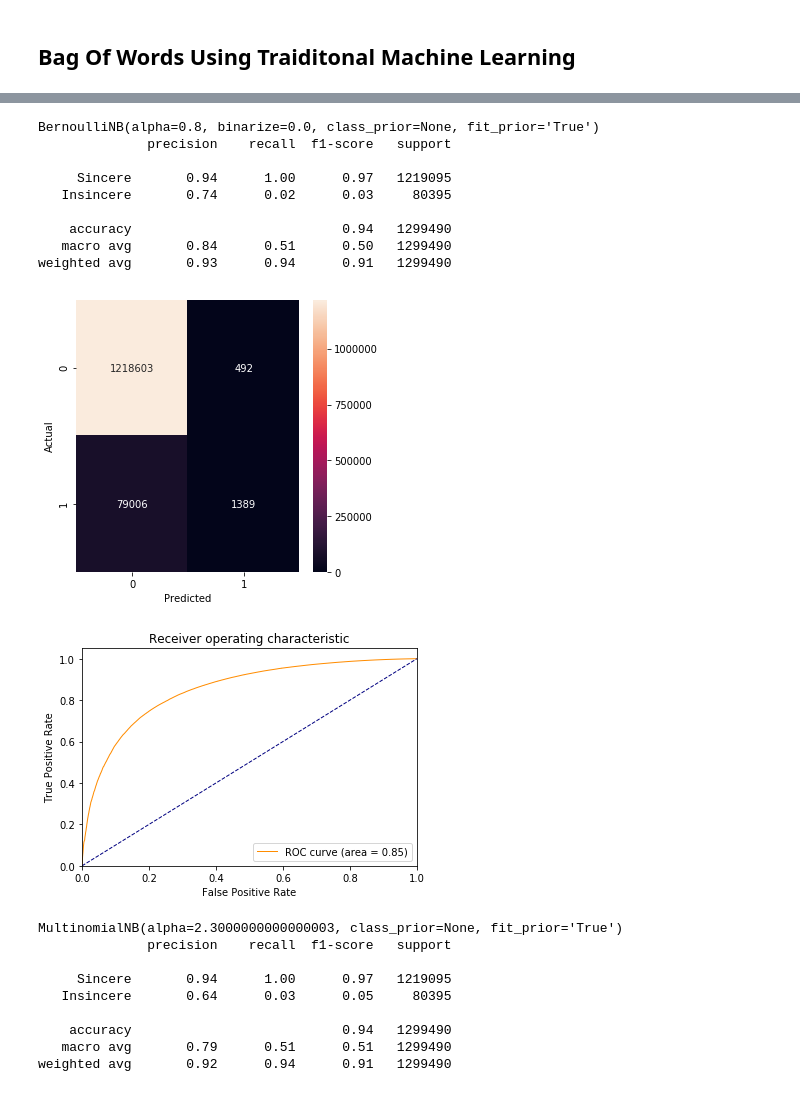
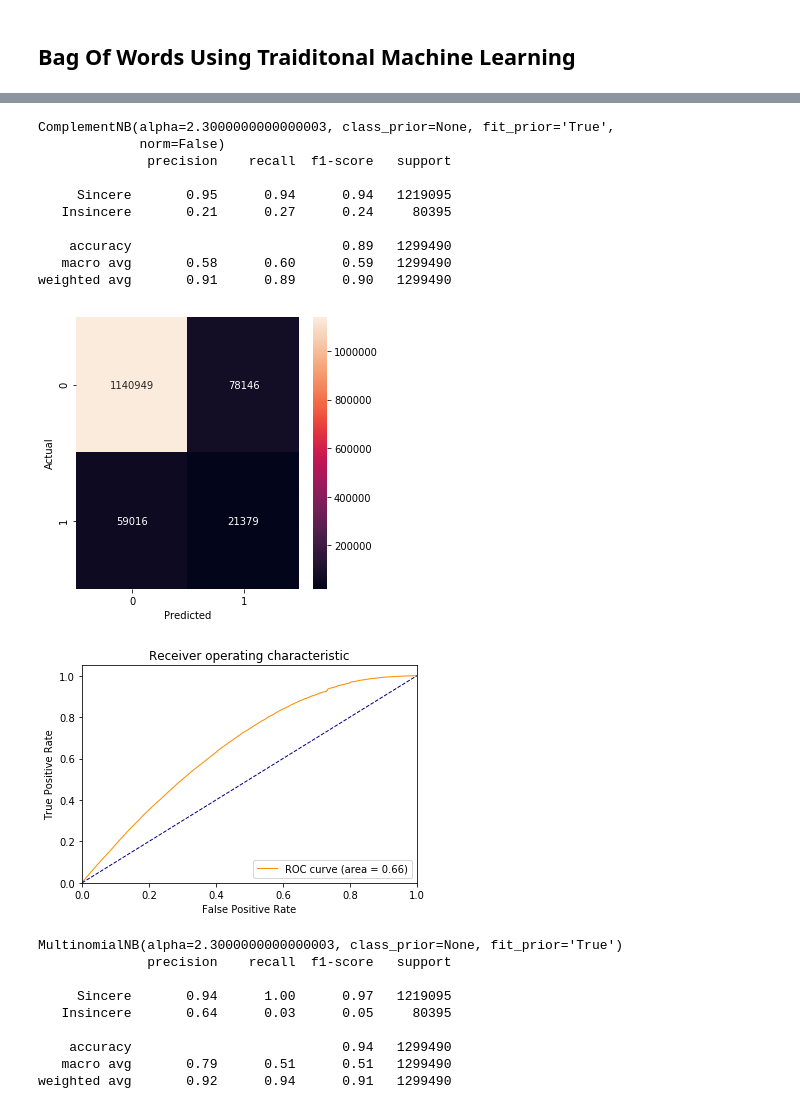
Before and after one commit to yungnien/Springboard, a Jupyter notebook: capstone/Prototype.ipynb, the cells around one changed output, grey strips where cells are left out. Cells and saved outputs as stored; diff of their text form; code cells hidden in the pictures.

```diff
--- a/capstone/Prototype.ipynb
+++ b/capstone/Prototype.ipynb
@@ -280,14 +280,14 @@ def report(best, X_1, y_1, X_2, y_2, comp, name):
 # %%
 %%time
 
-from sklearn.naive_bayes import MultinomialNB, BernoulliNB
+from sklearn.naive_bayes import MultinomialNB, BernoulliNB, ComplementNB
 from sklearn.feature_extraction.text import TfidfVectorizer, CountVectorizer
 import numpy as np
 
 param_grid = {'alpha': np.arange(0.2, 2.5, 0.3), 'fit_prior':['True','False'],
              } #'scoring':['accuracy','f1_precision','f1','f1_recall']
-best_count_b = fit(X_lemma_train, y_lemma_train, param_grid, CountVectorizer(), BernoulliNB())
-best_tfidf_b = fit(X_lemma_train, y_lemma_train, param_grid, TfidfVectorizer(), BernoulliNB())
+best_count_b = fit(X_lemma_train, y_lemma_train, param_grid, CountVectorizer(), ComplementNB())
+best_tfidf_b = fit(X_lemma_train, y_lemma_train, param_grid, TfidfVectorizer(), ComplementNB())
 best_count_m = fit(X_lemma_train, y_lemma_train, param_grid, CountVectorizer(), MultinomialNB())
 best_tfidf_m = fit(X_lemma_train, y_lemma_train, param_grid, TfidfVectorizer(), MultinomialNB())
 # %% [output]
@@ -296,20 +296,21 @@ Wall time: 1.28 s
 # %%
 report(best_count_b,
        X_lemma_train_c, y_lemma_train,
        X_lemma_hold_c, y_lemma_hold,
-       model_compare, 'BernoulliNB_count')
+       model_compare, 'ComplementNB_count')
 # %% [output]
-BernoulliNB(alpha=0.8, binarize=0.0, class_prior=None, fit_prior='True')
+ComplementNB(alpha=2.3000000000000003, class_prior=None, fit_prior='True',
+             norm=False)
               precision    recall  f1-score   support
 
-     Sincere       0.94      1.00      0.97   1219095
-   Insincere       0.74      0.02      0.03     80395
+     Sincere       0.95      0.94      0.94   1219095
+   Insincere       0.21      0.27      0.24     80395
 
-    accuracy                           0.94   1299490
-   macro avg       0.84      0.51      0.50   1299490
-weighted avg       0.93      0.94      0.91   1299490
+    accuracy                           0.89   1299490
+   macro avg       0.58      0.60      0.59   1299490
+weighted avg       0.91      0.89      0.90   1299490
-[figure, old version]
+[figure, new version]
-[figure, old version]
+[figure, new version]
 # %%
 report(best_count_m,
        X_lemma_train_c, y_lemma_train,
```
Also changed, not shown: parts of 4 cells of this notebook.
